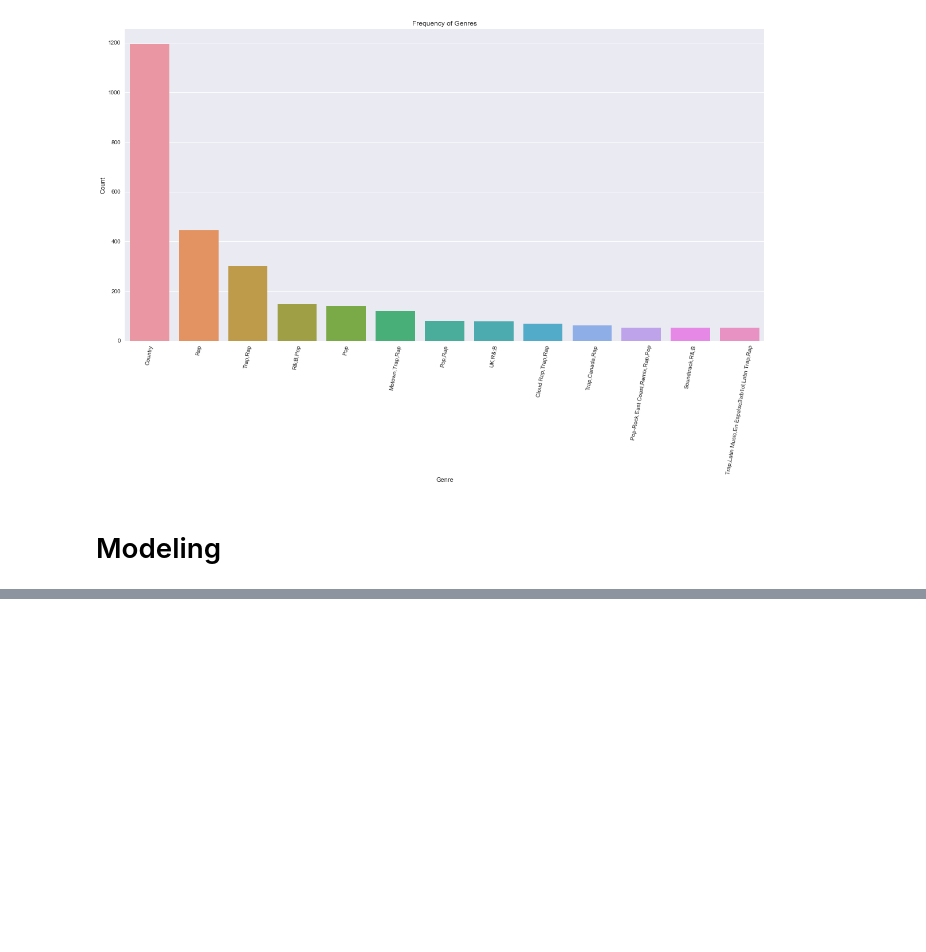
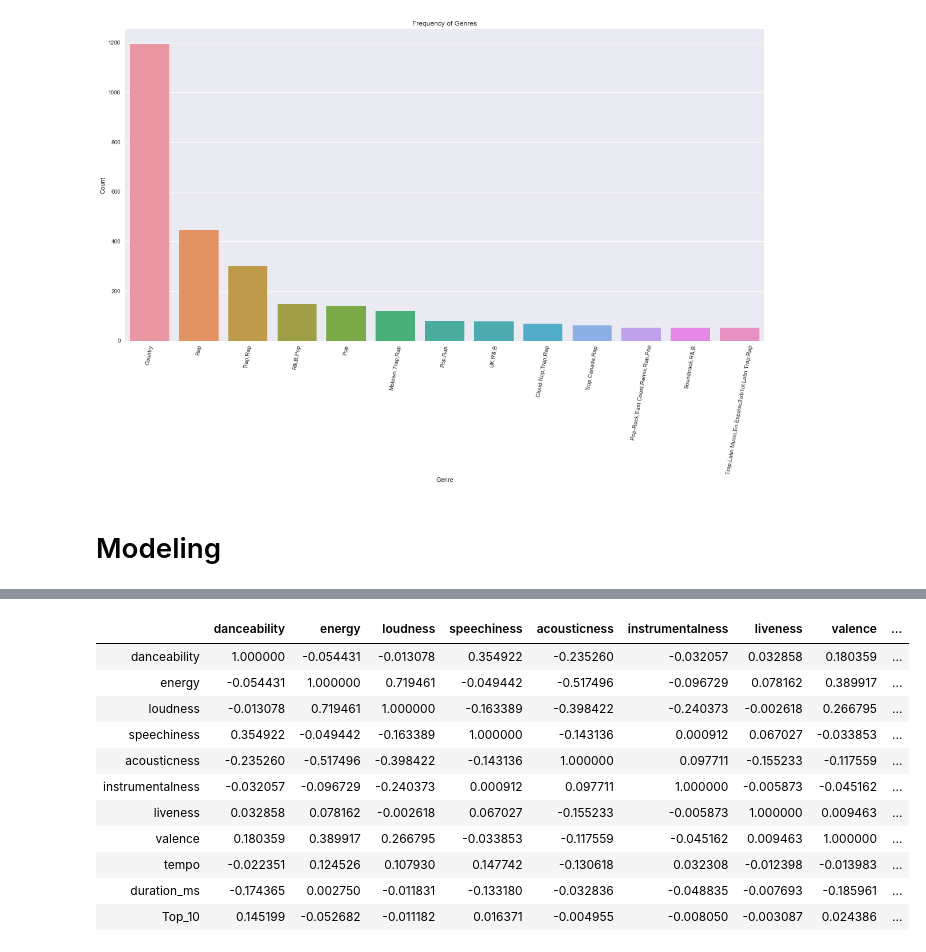
Before and after one commit to lcunningham24/Mod-5-Project, a Jupyter notebook: Final_Notebook.ipynb, the cells around one changed output, grey strips where cells are left out. Drawn from its saved outputs; the diff is of its cells as text; code cells hidden in the pictures; blank space fills up the shorter version.

Commit message:
modeling

```diff
--- a/Final_Notebook.ipynb
+++ b/Final_Notebook.ipynb
@@ -157,0 +169,10 @@ ax.set_title("Frequency of Genres");
+# %%
+# creating 'Top_10' column
+df['Top_10']= np.where(df['Weekly.rank']<=10,1,0)
+# %%
+# df with the features I want to use for modeling
+df = df[['Artists','Name','Weekly.rank', 'Peak.position', 'Weeks.on.chart',
+       'Genre', 'Lyrics', 'danceability', 'energy',
+       'key', 'loudness', 'mode', 'speechiness', 'acousticness',
+       'instrumentalness', 'liveness', 'valence', 'tempo', 'id', 'uri',
+       'duration_ms', 'time_signature','Top_10']]
@@ -157,0 +306,20 @@ ax.set_title("Frequency of Genres");
+# %%
+modeling_df = df.drop(columns=['Artists', 'Name', 'Weekly.rank', 'Peak.position', 'Weeks.on.chart',
+       'Genre', 'Lyrics','key','mode','id','uri','time_signature'])
+# %%
+modeling_df = pd.get_dummies(modeling_df)
+# %%
+modeling_df.corr()
+# %% [output]
+|  | danceability | energy | loudness | speechiness | acousticness | instrumentalness | liveness | valence | ... |
+| danceability | 1.000000 | -0.054431 | -0.013078 | 0.354922 | -0.235260 | -0.032057 | 0.032858 | 0.180359 | ... |
+| energy | -0.054431 | 1.000000 | 0.719461 | -0.049442 | -0.517496 | -0.096729 | 0.078162 | 0.389917 | ... |
+| loudness | -0.013078 | 0.719461 | 1.000000 | -0.163389 | -0.398422 | -0.240373 | -0.002618 | 0.266795 | ... |
+| speechiness | 0.354922 | -0.049442 | -0.163389 | 1.000000 | -0.143136 | 0.000912 | 0.067027 | -0.033853 | ... |
+| acousticness | -0.235260 | -0.517496 | -0.398422 | -0.143136 | 1.000000 | 0.097711 | -0.155233 | -0.117559 | ... |
+| instrumentalness | -0.032057 | -0.096729 | -0.240373 | 0.000912 | 0.097711 | 1.000000 | -0.005873 | -0.045162 | ... |
+| liveness | 0.032858 | 0.078162 | -0.002618 | 0.067027 | -0.155233 | -0.005873 | 1.000000 | 0.009463 | ... |
+| valence | 0.180359 | 0.389917 | 0.266795 | -0.033853 | -0.117559 | -0.045162 | 0.009463 | 1.000000 | ... |
+| tempo | -0.022351 | 0.124526 | 0.107930 | 0.147742 | -0.130618 | 0.032308 | -0.012398 | -0.013983 | ... |
+| duration_ms | -0.174365 | 0.002750 | -0.011831 | -0.133180 | -0.032836 | -0.048835 | -0.007693 | -0.185961 | ... |
+| Top_10 | 0.145199 | -0.052682 | -0.011182 | 0.016371 | -0.004955 | -0.008050 | -0.003087 | 0.024386 | ... |
```
Also changed, not shown: parts of 26 cells of this notebook.
